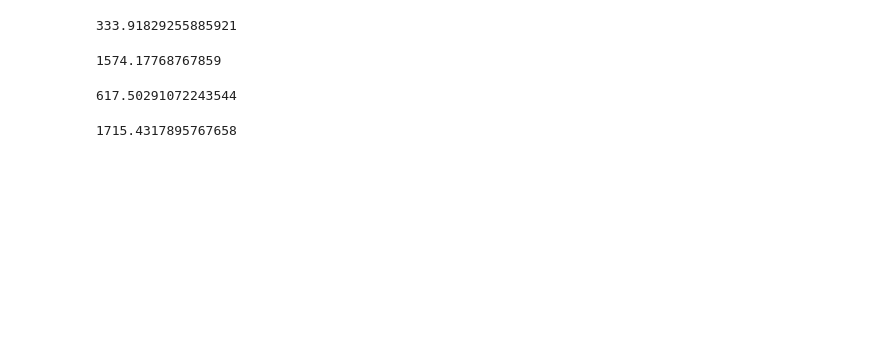
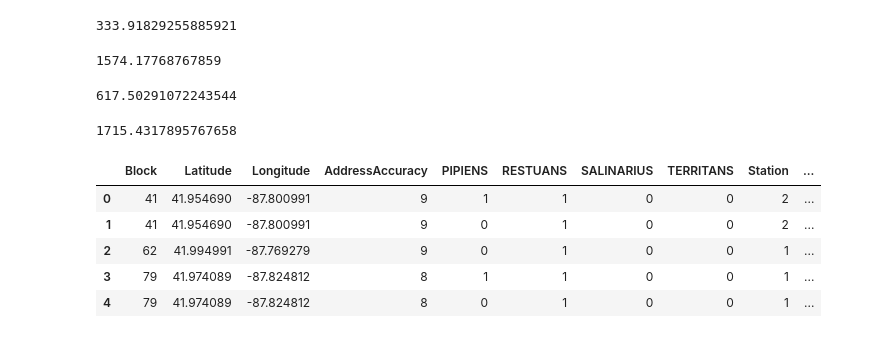
Before and after one commit to joshsparks/DSI-Kaggle, a Jupyter notebook: code/Feature_Selection_Modeling.ipynb, the cells around one changed output. Cells and saved outputs as stored; diff of their text form; code cells hidden in the pictures; blank space fills up the shorter version.

```diff
--- a/code/Feature_Selection_Modeling.ipynb
+++ b/code/Feature_Selection_Modeling.ipynb
@@ -901,3 +901,12 @@ sum(probability_list)
 targety["WnvPresent"] = probability_list
 # %%
 submission10 = targety.to_csv("../assets/submission10_mg.csv", index = False, encoding = "utf-8")
+# %%
+X.head()
+# %% [output]
+|  | Block | Latitude | Longitude | AddressAccuracy | PIPIENS | RESTUANS | SALINARIUS | TERRITANS | Station | ... |
+| 0 | 41 | 41.954690 | -87.800991 | 9 | 1 | 1 | 0 | 0 | 2 | ... |
+| 1 | 41 | 41.954690 | -87.800991 | 9 | 0 | 1 | 0 | 0 | 2 | ... |
+| 2 | 62 | 41.994991 | -87.769279 | 9 | 0 | 1 | 0 | 0 | 1 | ... |
+| 3 | 79 | 41.974089 | -87.824812 | 8 | 1 | 1 | 0 | 0 | 1 | ... |
+| 4 | 79 | 41.974089 | -87.824812 | 8 | 0 | 1 | 0 | 0 | 1 | ... |
```
Also changed, not shown: parts of 42 cells of this notebook, 6 other files.
